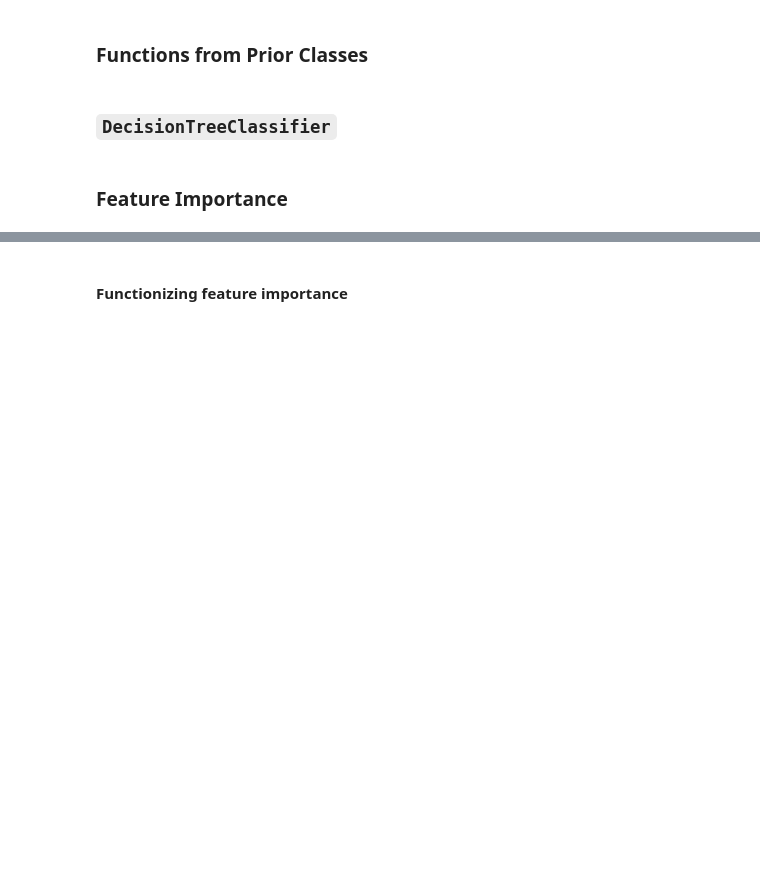
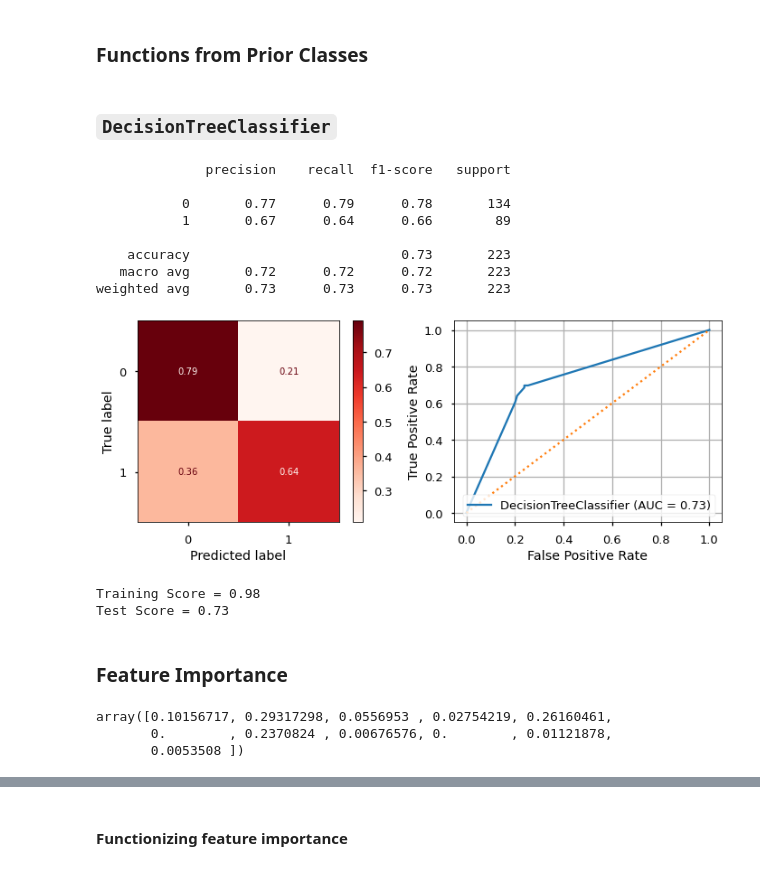
Before and after one commit to flatiron-school/Online-DS-FT-022221-Cohort-Notes, a Jupyter notebook: Phase_3/topic_29_decision_trees/topic_29_decision_trees_v2_titanic-SG.ipynb, the cells around one changed output, grey strips where cells are left out. Drawn from its saved outputs; the diff is of its cells as text; code cells hidden in the pictures; blank space fills up the shorter version.

```diff
--- a/Phase_3/topic_29_decision_trees/topic_29_decision_trees_v2_titanic-SG.ipynb
+++ b/Phase_3/topic_29_decision_trees/topic_29_decision_trees_v2_titanic-SG.ipynb
@@ -302,2 +394,3 @@ X_train, X_test, y_train, y_test = train_test_split(X,y,test_size=.25,
 # %%
 ## Test cat_transformer
+cat_pipe.fit_transform(X_train[cat_cols])
@@ -310,2 +423,7 @@ X_train, X_test, y_train, y_test = train_test_split(X,y,test_size=.25,
 # %%
 from sklearn.compose import ColumnTransformer,make_column_transformer
+preprocessor = ColumnTransformer([
+    ('num',num_pipe,num_cols),
+    ('cat',cat_pipe,cat_cols)
+])
+preprocessor
@@ -319,2 +466,5 @@ set_config(display='diagram')
 # %%
 ## Get X_train and X_test from column transformer
+X_train_tf = preprocessor.fit_transform(X_train)
+X_test_tf = preprocessor.transform(X_test)
+X_train_tf
@@ -336,5 +564,17 @@ set_config(display='text')
 # %%
 ## Fit preprocessing pipeline on training data and pull out the feature names and X_cols
+preprocessor.fit(X_train)
+
+cat_features = list(preprocessor.named_transformers_['cat'].named_steps['encoder']\
+                            .get_feature_names(cat_cols))
+X_cols = num_cols+cat_features
+
+
+X_train_df = pd.DataFrame(preprocessor.transform(X_train),
+                          index=X_train.index, columns=X_cols)
+X_test_df = pd.DataFrame(preprocessor.transform(X_test),
+                          index=X_test.index, columns=X_cols)
 
 
 ## Tranform X_train and X_test and make into DataFrames
+X_train_df
@@ -404,9 +658,29 @@ def evaluate_grid(grid,X_test,y_test,X_train=None,y_train=None):
 ### `DecisionTreeClassifier`
 # %%
 ## Create, fit, and evaluate a vanilla DecisionTreeClassifier
+clf = DecisionTreeClassifier(criterion='entropy')
+clf.fit(X_train_df, y_train)
+evaluate_classification(clf, X_test_df,y_test,X_train=X_train_df,y_train=y_train)
+# %% [output]
+              precision    recall  f1-score   support
+
+           0       0.77      0.79      0.78       134
+           1       0.67      0.64      0.66        89
+
+    accuracy                           0.73       223
+   macro avg       0.72      0.72      0.72       223
+weighted avg       0.73      0.73      0.73       223
+[figure, added]
+Training Score = 0.98
+Test Score = 0.73
 # %% [markdown]
 ### Feature Importance
 # %%
 ## Check out feature importances
+clf.feature_importances_
+# %% [output]
+array([0.10156717, 0.29317298, 0.0556953 , 0.02754219, 0.26160461,
+       0.        , 0.2370824 , 0.00676576, 0.        , 0.01121878,
+       0.0053508 ])
 # %%
 ## Make into a series
```
Also changed, not shown: parts of 57 cells of this notebook, 1 other file.
